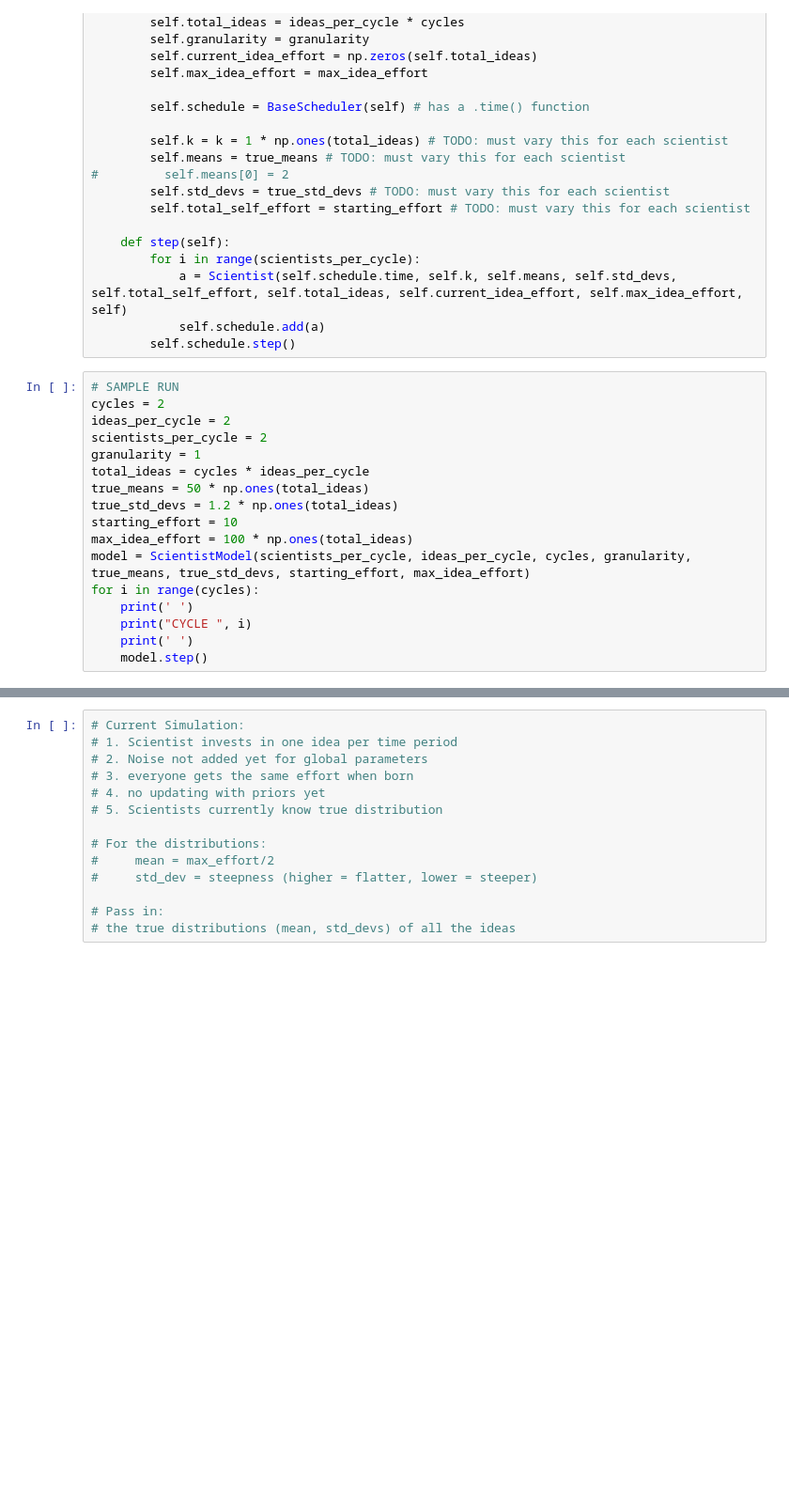
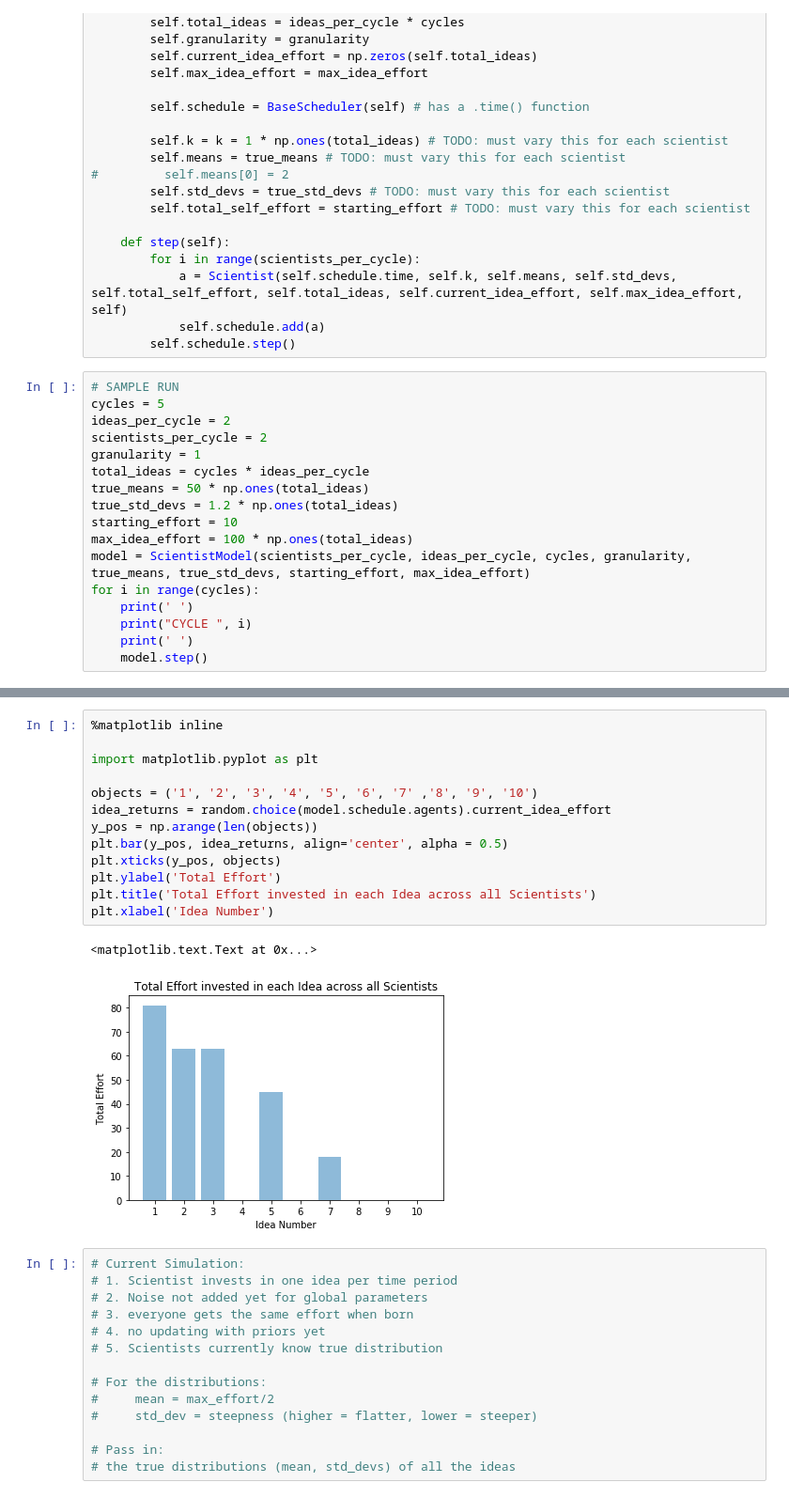
Before and after one commit to kmusen/Scientist_Simulation-, a Jupyter notebook: Agent_Based_Approach Code/Scientist Simulation.ipynb, the cells around one changed output, grey strips where cells are left out. Shown at 94% size. Saved outputs shown, nothing was run; the diff lists cells and outputs as text; blank space fills up the shorter version.

Commit message:
added idea plot

```diff
--- a/Agent_Based_Approach Code/Scientist Simulation.ipynb
+++ b/Agent_Based_Approach Code/Scientist Simulation.ipynb
@@ -117,7 +117,7 @@ class ScientistModel(Model):
         self.schedule.step()
 # %%
 # SAMPLE RUN
-cycles = 2
+cycles = 5
 ideas_per_cycle = 2
 scientists_per_cycle = 2
 granularity = 1
@@ -135,3 +153,19 @@ for i in range(cycles):
+# %%
+%matplotlib inline
+
+import matplotlib.pyplot as plt
+
+objects = ('1', '2', '3', '4', '5', '6', '7' ,'8', '9', '10')
+idea_returns = random.choice(model.schedule.agents).current_idea_effort
+y_pos = np.arange(len(objects))
+plt.bar(y_pos, idea_returns, align='center', alpha = 0.5)
+plt.xticks(y_pos, objects)
+plt.ylabel('Total Effort')
+plt.title('Total Effort invested in each Idea across all Scientists')
+plt.xlabel('Idea Number')
+# %% [output]
+<matplotlib.text.Text at 0x...>
+[figure, added]
 # %%
 # Current Simulation:
 # 1. Scientist invests in one idea per time period
```
Also changed, not shown: parts of 1 cell of this notebook.
